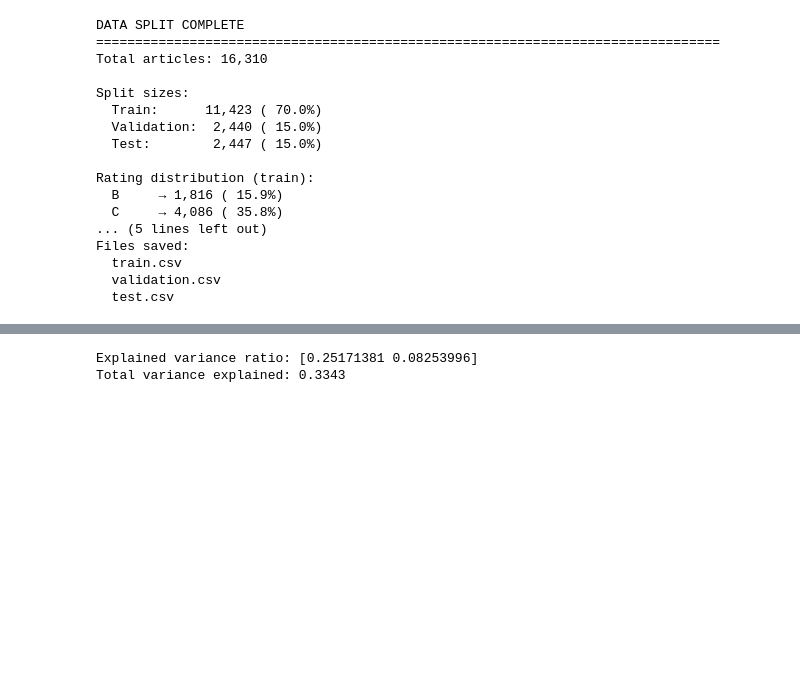
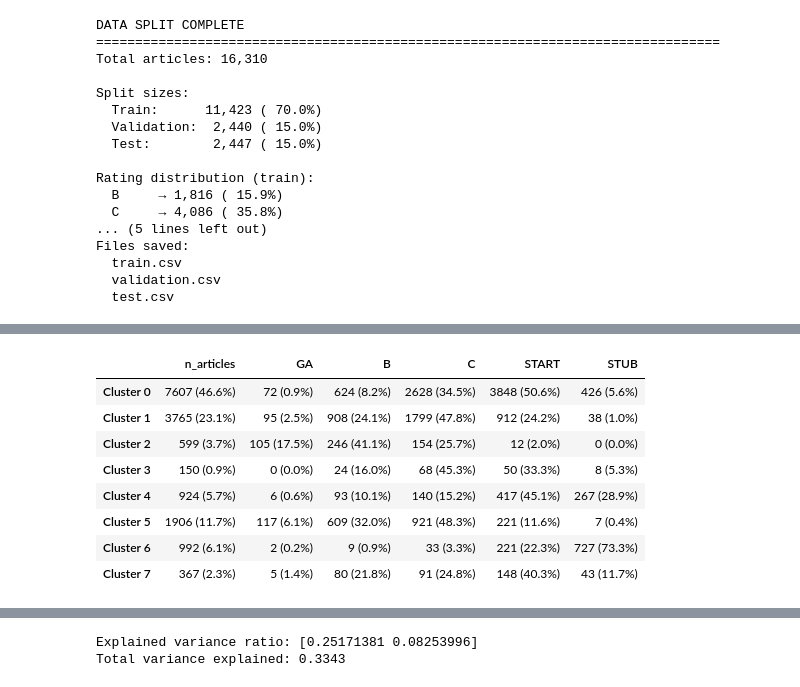
Before and after one commit to lucascampa/wikipedia-article-quality-ml, a Jupyter notebook: notebooks/Supervised and Unsupervised Learning.ipynb, the cells around one changed output, grey strips where cells are left out. Cells and saved outputs as stored; diff of their text form; code cells hidden in the pictures; blank space fills up the shorter version.

```diff
--- a/notebooks/Supervised and Unsupervised Learning.ipynb
+++ b/notebooks/Supervised and Unsupervised Learning.ipynb
@@ -849,0 +785,36 @@ Feature means (original scale):
+# %%
+import pandas as pd
+
+# Load non-standardized data for interpretable statistics
+clustered_data = pd.read_csv('wiki_preprocessed_non_standardized.csv')
+clustered_data['cluster'] = clusters
+clustered_data.to_csv('non_standardized_w_clusters.csv', index=False)
+
+# Build consolidated rating distribution table
+rating_dist_data = {}
+total_articles = len(clustered_data)
+for cluster_id in sorted(clustered_data['cluster'].unique()):
+    cluster_data = clustered_data[clustered_data['cluster'] == cluster_id]
+    rating_counts = cluster_data['rating'].value_counts()
+    total = len(cluster_data)
+
+    rating_dist_data[f'Cluster {cluster_id}'] = {
+        'n_articles': f"{total} ({100*total/total_articles:.1f}%)",
+        **{rating: f"{rating_counts.get(rating, 0)} ({100*rating_counts.get(rating, 0)/total:.1f}%)"
+           for rating in ['GA', 'B', 'C', 'START', 'STUB']}
+    }
+
+rating_dist_table = pd.DataFrame(rating_dist_data).T
+rating_dist_table = rating_dist_table[['n_articles', 'GA', 'B', 'C', 'START', 'STUB']]
+rating_dist_table.to_csv('rating_distribution_table.csv', index=True)
+rating_dist_table
+# %% [output]
+|  | n_articles | GA | B | C | START | STUB |
+| Cluster 0 | 7607 (46.6%) | 72 (0.9%) | 624 (8.2%) | 2628 (34.5%) | 3848 (50.6%) | 426 (5.6%) |
+| Cluster 1 | 3765 (23.1%) | 95 (2.5%) | 908 (24.1%) | 1799 (47.8%) | 912 (24.2%) | 38 (1.0%) |
+| Cluster 2 | 599 (3.7%) | 105 (17.5%) | 246 (41.1%) | 154 (25.7%) | 12 (2.0%) | 0 (0.0%) |
+| Cluster 3 | 150 (0.9%) | 0 (0.0%) | 24 (16.0%) | 68 (45.3%) | 50 (33.3%) | 8 (5.3%) |
+| Cluster 4 | 924 (5.7%) | 6 (0.6%) | 93 (10.1%) | 140 (15.2%) | 417 (45.1%) | 267 (28.9%) |
+| Cluster 5 | 1906 (11.7%) | 117 (6.1%) | 609 (32.0%) | 921 (48.3%) | 221 (11.6%) | 7 (0.4%) |
+| Cluster 6 | 992 (6.1%) | 2 (0.2%) | 9 (0.9%) | 33 (3.3%) | 221 (22.3%) | 727 (73.3%) |
+| Cluster 7 | 367 (2.3%) | 5 (1.4%) | 80 (21.8%) | 91 (24.8%) | 148 (40.3%) | 43 (11.7%) |
```
Also changed, not shown: parts of 22 cells of this notebook, 9 other files.
